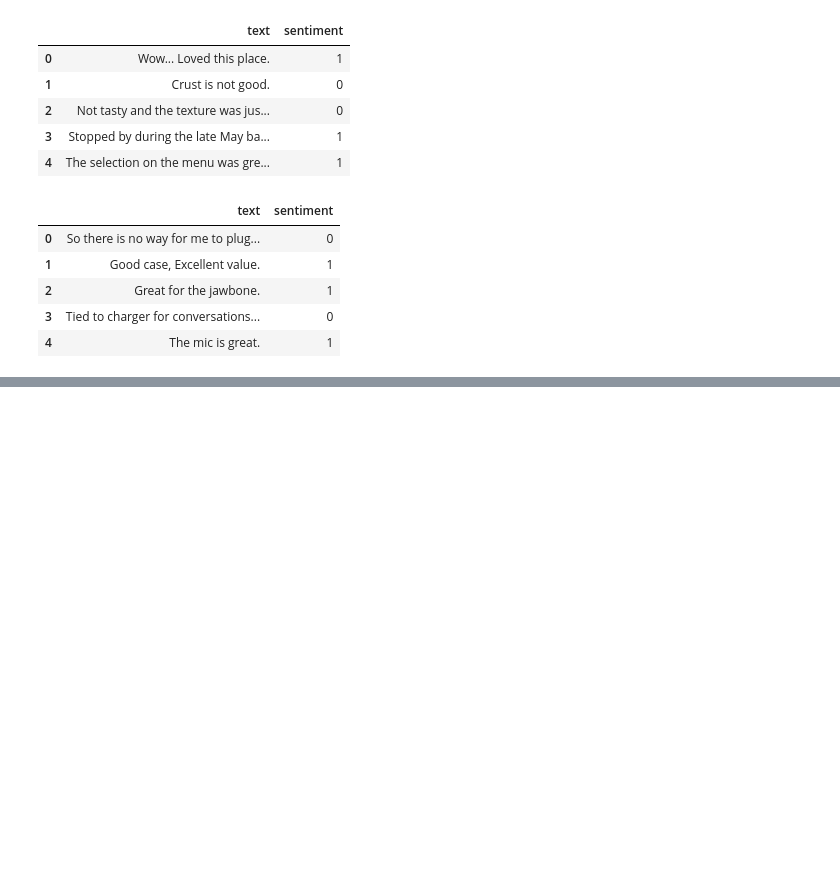
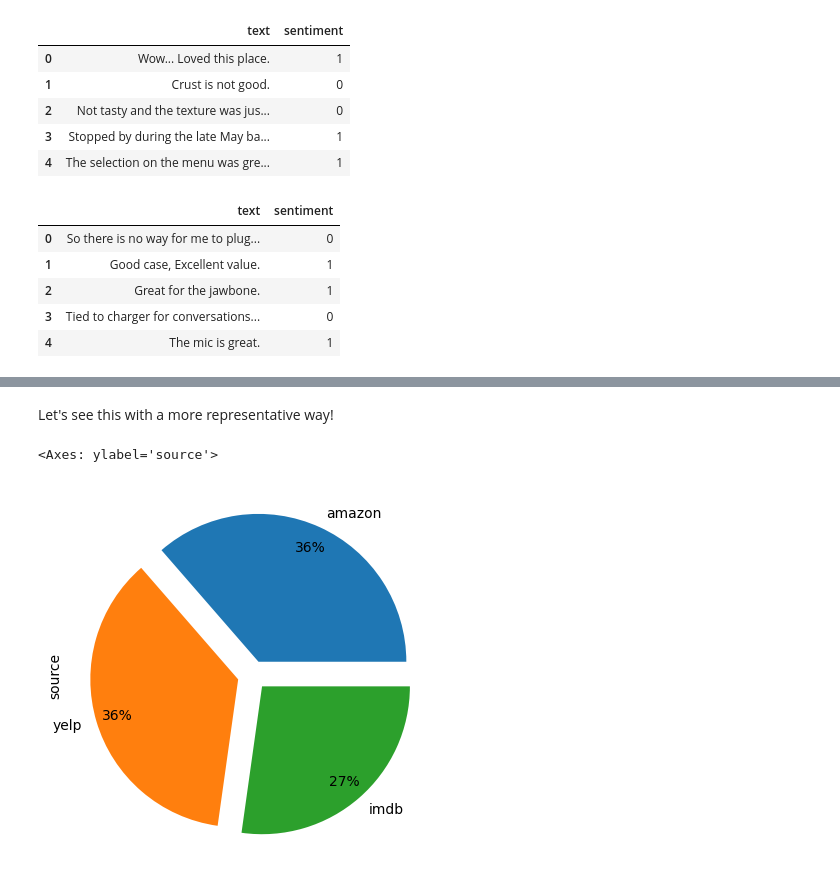
Before and after one commit to OussamaElhamdani/Sentiment-analysis, a Jupyter notebook: main.ipynb, the cells around one changed output, grey strips where cells are left out. Cells and saved outputs as stored; diff of their text form; code cells hidden in the pictures; blank space fills up the shorter version.

```diff
--- a/main.ipynb
+++ b/main.ipynb
@@ -81,0 +200,11 @@ amazon_data.head()
+# %% [markdown]
+Let's see this with a more representative way!
+# %%
+data['source'].value_counts().plot(kind='pie',
+                                   autopct='%1.0f%%',
+                                   shadow=False,
+                                   pctdistance=0.85,
+                                   explode = (0.1,0.1,0.1))
+# %% [output]
+<Axes: ylabel='source'>
+[figure, added]
```
Also changed, not shown: parts of 40 cells of this notebook.
